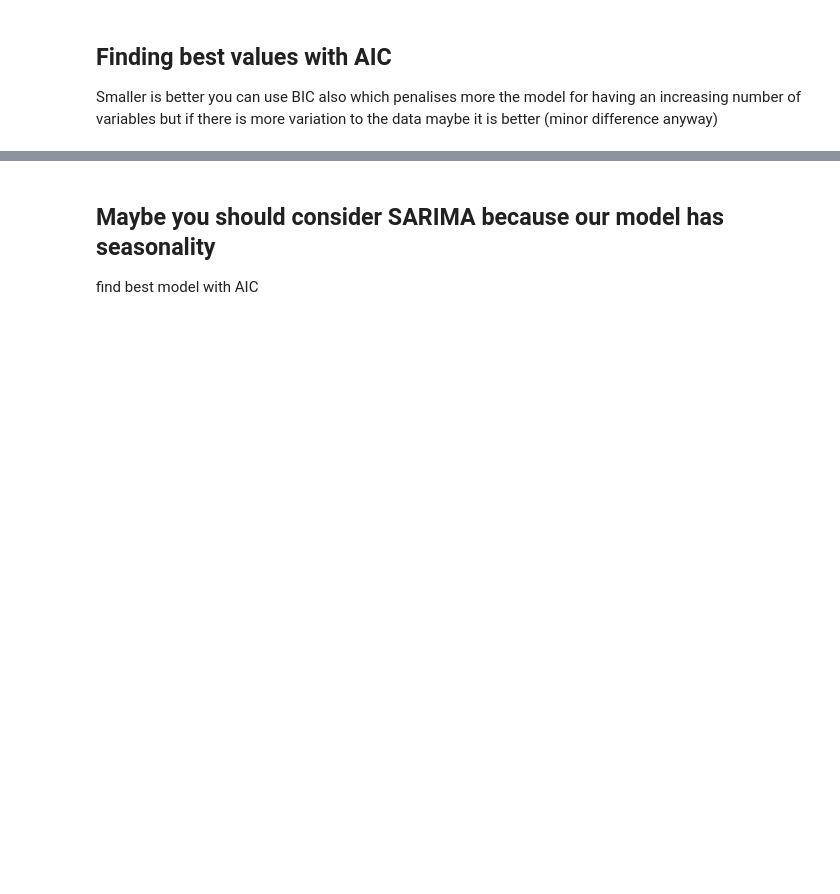
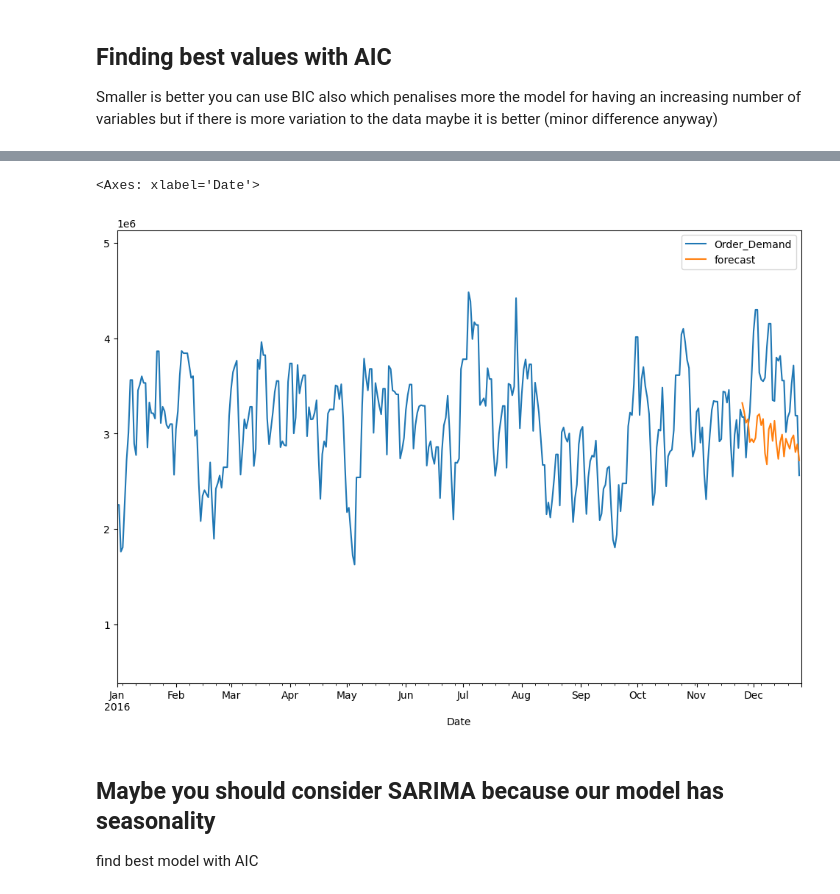
Before and after one commit to jannisz/times_series_1, a Jupyter notebook: note1.ipynb, the cells around one changed output, grey strips where cells are left out. Cells and saved outputs as stored; diff of their text form; code cells hidden in the pictures; blank space fills up the shorter version.

```diff
--- a/note1.ipynb
+++ b/note1.ipynb
@@ -268,3 +319,10 @@ filterr_df.tail(5)
+# %%
+filterr_df.tail(5)
+# How to filer your plot with xlimit
+filterr_df[['Order_Demand', 'forecast']].plot(xlim= ['2016-01-01', '2016-12-26'],figsize=(12,8))
+# %% [output]
+<Axes: xlabel='Date'>
+[figure, added]
 # %% [markdown]
 ## Maybe you should consider SARIMA because our model has seasonality
 find best model with AIC
```
Also changed, not shown: parts of 27 cells of this notebook.
